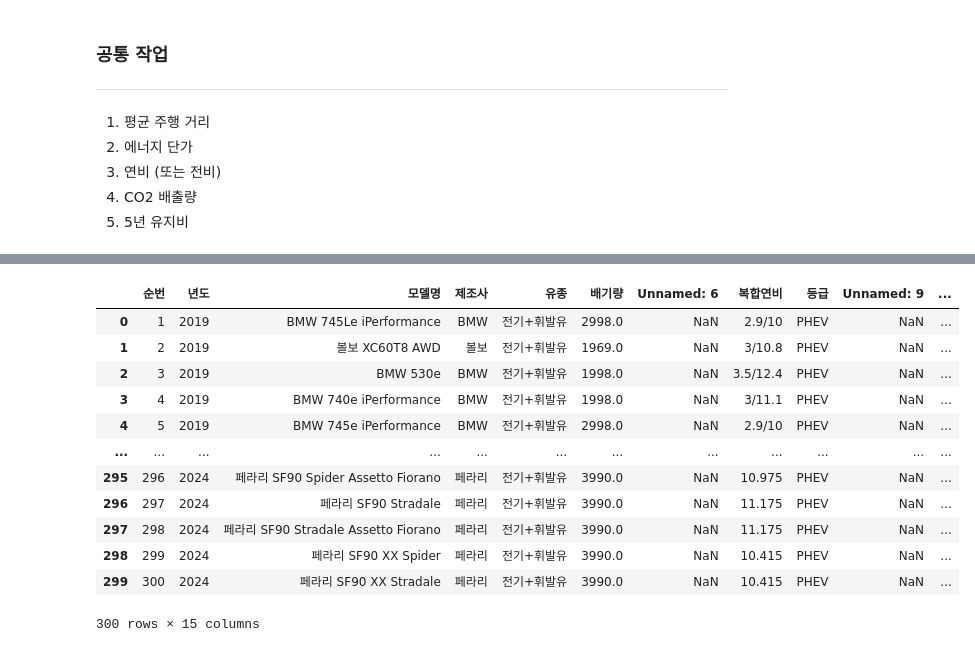
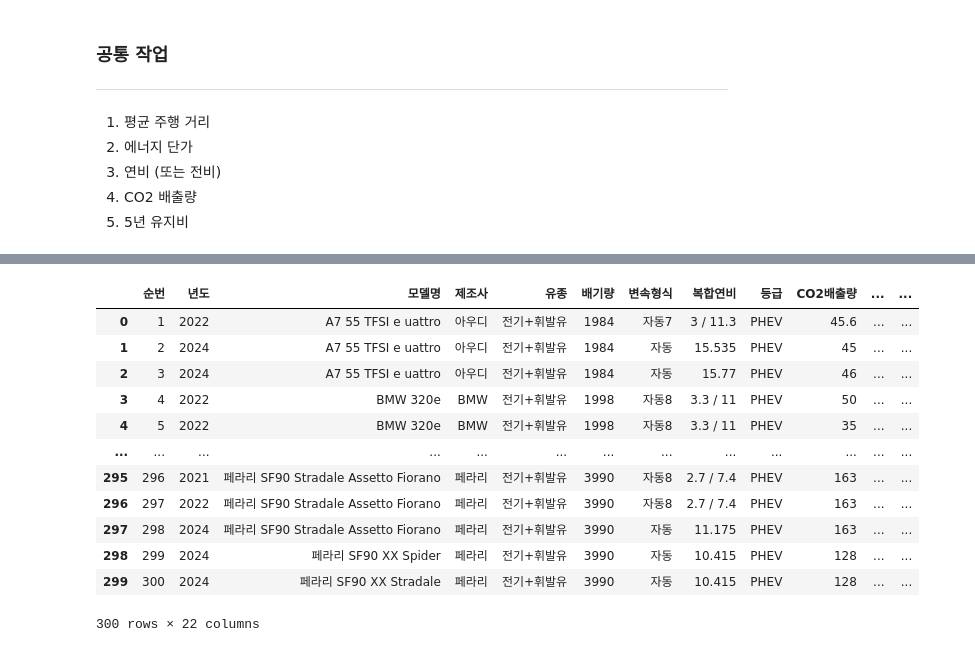
Before and after one commit to beom-L/KDT10, a Jupyter notebook: EX_PANDAS/MINI_PROJECT/test.ipynb, the cells around one changed output, grey strips where cells are left out. Saved outputs shown, nothing was run; the diff lists cells and outputs as text; code cells hidden in the pictures.

```diff
--- a/EX_PANDAS/MINI_PROJECT/test.ipynb
+++ b/EX_PANDAS/MINI_PROJECT/test.ipynb
@@ -6,10 +6,12 @@ import pandas as pd
 import numpy as np
 
 ## 파일 경로 설정
-DATA_FILE = './Data/[한국에너지공단] 자동차 연비표시제도 정보.xlsx'
+DATA_FILE = './Data/데이터.xlsx'
 
 ## 파일 읽기
 dataDF = pd.read_excel(DATA_FILE)
+display(dataDF)
 
-display(dataDF)
+## 정보
+dataDF.info()
 # %% [output]
@@ -34,8 +53,7 @@ display(dataDF)
 4. CO2 배출량
 5. 5년 유지비
 # %%
-## 항이브리드 출력 = > 전기+휘발유
-
-dataDF2 = dataDF[(dataDF['유종'] == '전기+휘발유') | (dataDF['등급'] == 'PHEV') | (dataDF['등급'] == 'HEV') ]
-dataDF2
+## 하이브리드 출력 = > 전기+휘발유
+dataDF = dataDF[(dataDF['유종'] == '전기+휘발유') | (dataDF['등급'] == 'PHEV') | (dataDF['등급'] == 'HEV') ]
+dataDF
 # %% [output]
@@ -55,18 +360,19 @@ dataDF2
 # %%
-dataDF2 = dataDF2.reset_index(drop=True)
-dataDF2['순번'] = dataDF2.index + 1
-dataDF2
+## 인덱스 0부터 재설정
+dataDF = dataDF.reset_index(drop=True)
+dataDF['순번'] = dataDF.index + 1
+dataDF
 # %% [output]
-|  | 순번 | 년도 | 모델명 | 제조사 | 유종 | 배기량 | Unnamed: 6 | 복합연비 | 등급 | Unnamed: 9 | ... |
-| 0 | 1 | 2019 | BMW 745Le iPerformance | BMW | 전기+휘발유 | 2998.0 | NaN | 2.9/10 | PHEV | NaN | ... |
-| 1 | 2 | 2019 | 볼보 XC60T8 AWD | 볼보 | 전기+휘발유 | 1969.0 | NaN | 3/10.8 | PHEV | NaN | ... |
-| 2 | 3 | 2019 | BMW 530e | BMW | 전기+휘발유 | 1998.0 | NaN | 3.5/12.4 | PHEV | NaN | ... |
-| 3 | 4 | 2019 | BMW 740e iPerformance | BMW | 전기+휘발유 | 1998.0 | NaN | 3/11.1 | PHEV | NaN | ... |
-| 4 | 5 | 2019 | BMW 745e iPerformance | BMW | 전기+휘발유 | 2998.0 | NaN | 2.9/10 | PHEV | NaN | ... |
-| ... | ... | ... | ... | ... | ... | ... | ... | ... | ... | ... | ... |
-| 295 | 296 | 2024 | 페라리 SF90 Spider Assetto Fiorano | 페라리 | 전기+휘발유 | 3990.0 | NaN | 10.975 | PHEV | NaN | ... |
-| 296 | 297 | 2024 | 페라리 SF90 Stradale | 페라리 | 전기+휘발유 | 3990.0 | NaN | 11.175 | PHEV | NaN | ... |
-| 297 | 298 | 2024 | 페라리 SF90 Stradale Assetto Fiorano | 페라리 | 전기+휘발유 | 3990.0 | NaN | 11.175 | PHEV | NaN | ... |
-| 298 | 299 | 2024 | 페라리 SF90 XX Spider | 페라리 | 전기+휘발유 | 3990.0 | NaN | 10.415 | PHEV | NaN | ... |
-| 299 | 300 | 2024 | 페라리 SF90 XX Stradale | 페라리 | 전기+휘발유 | 3990.0 | NaN | 10.415 | PHEV | NaN | ... |
+|  | 순번 | 년도 | 모델명 | 제조사 | 유종 | 배기량 | 변속형식 | 복합연비 | 등급 | CO2배출량 | ... | ... |
+| 0 | 1 | 2022 | A7 55 TFSI e uattro | 아우디 | 전기+휘발유 | 1984 | 자동7 | 3 / 11.3 | PHEV | 45.6 | ... | ... |
+| 1 | 2 | 2024 | A7 55 TFSI e uattro | 아우디 | 전기+휘발유 | 1984 | 자동 | 15.535 | PHEV | 45 | ... | ... |
+| 2 | 3 | 2024 | A7 55 TFSI e uattro | 아우디 | 전기+휘발유 | 1984 | 자동 | 15.77 | PHEV | 46 | ... | ... |
+| 3 | 4 | 2022 | BMW 320e | BMW | 전기+휘발유 | 1998 | 자동8 | 3.3 / 11 | PHEV | 50 | ... | ... |
+| 4 | 5 | 2022 | BMW 320e | BMW | 전기+휘발유 | 1998 | 자동8 | 3.3 / 11 | PHEV | 35 | ... | ... |
+| ... | ... | ... | ... | ... | ... | ... | ... | ... | ... | ... | ... | ... |
+| 295 | 296 | 2021 | 페라리 SF90 Stradale Assetto Fiorano | 페라리 | 전기+휘발유 | 3990 | 자동8 | 2.7 / 7.4 | PHEV | 163 | ... | ... |
+| 296 | 297 | 2022 | 페라리 SF90 Stradale Assetto Fiorano | 페라리 | 전기+휘발유 | 3990 | 자동8 | 2.7 / 7.4 | PHEV | 163 | ... | ... |
+| 297 | 298 | 2024 | 페라리 SF90 Stradale Assetto Fiorano | 페라리 | 전기+휘발유 | 3990 | 자동 | 11.175 | PHEV | 163 | ... | ... |
+| 298 | 299 | 2024 | 페라리 SF90 XX Spider | 페라리 | 전기+휘발유 | 3990 | 자동 | 10.415 | PHEV | 128 | ... | ... |
+| 299 | 300 | 2024 | 페라리 SF90 XX Stradale | 페라리 | 전기+휘발유 | 3990 | 자동 | 10.415 | PHEV | 128 | ... | ... |
-300 rows × 15 columns
+300 rows × 22 columns
```
Also changed, not shown: parts of 14 cells of this notebook, 7 other files.
